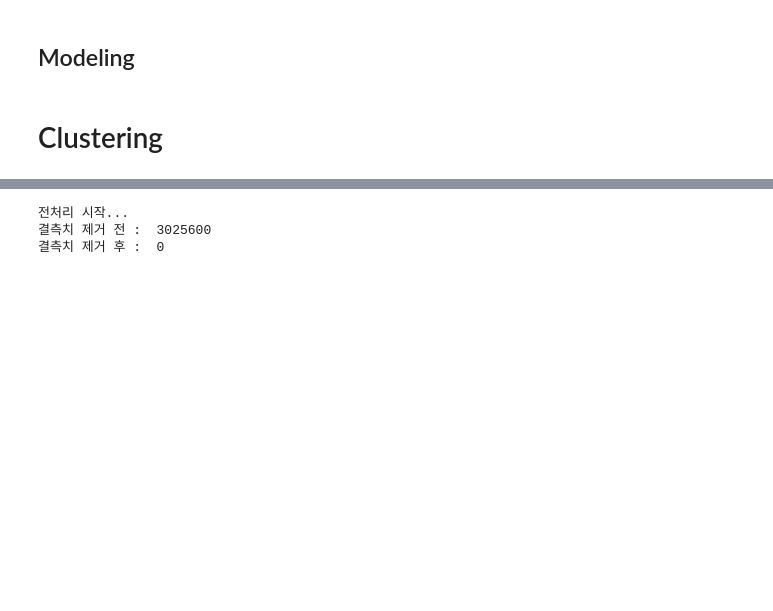
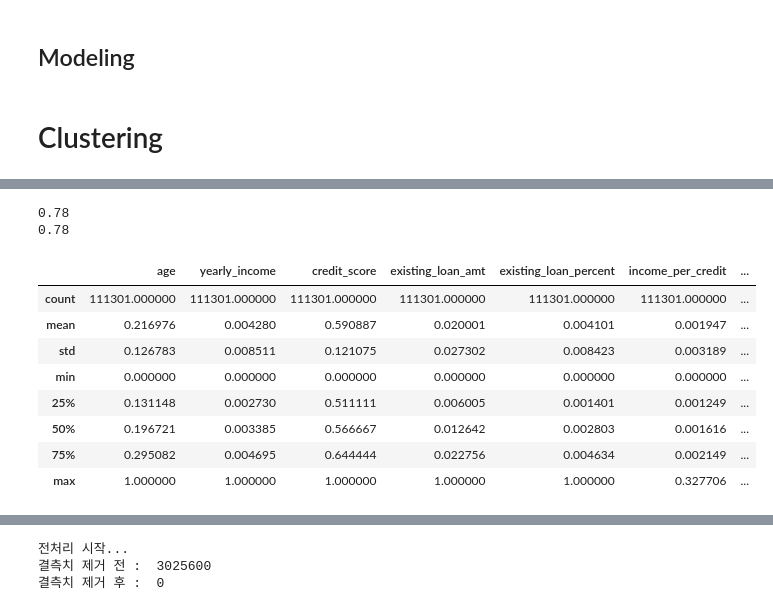
Before and after one commit to paragonyun/2022_bigcontest, a Jupyter notebook: main_test.ipynb, the cells around one changed output, grey strips where cells are left out. Cells and saved outputs as stored; diff of their text form; code cells hidden in the pictures; blank space fills up the shorter version.

```diff
--- a/main_test.ipynb
+++ b/main_test.ipynb
@@ -167,0 +248,11 @@ clus.run()
+# %%
+from sklearn.metrics import silhouette_score
+
+score_km = silhouette_score(mm_df, fin_df['KM'])
+score_gm = silhouette_score(mm_df, fin_df['GM'])
+
+print(f'{score_km:.2f}')
+print(f'{score_gm:.2f}')
+# %% [output]
+0.78
+0.78
@@ -167,0 +262,12 @@ clus.run()
+# %%
+clus_0.describe()
+# %% [output]
+|  | age | yearly_income | credit_score | existing_loan_amt | existing_loan_percent | income_per_credit | ... |
+| count | 111301.000000 | 111301.000000 | 111301.000000 | 111301.000000 | 111301.000000 | 111301.000000 | ... |
+| mean | 0.216976 | 0.004280 | 0.590887 | 0.020001 | 0.004101 | 0.001947 | ... |
+| std | 0.126783 | 0.008511 | 0.121075 | 0.027302 | 0.008423 | 0.003189 | ... |
+| min | 0.000000 | 0.000000 | 0.000000 | 0.000000 | 0.000000 | 0.000000 | ... |
+| 25% | 0.131148 | 0.002730 | 0.511111 | 0.006005 | 0.001401 | 0.001249 | ... |
+| 50% | 0.196721 | 0.003385 | 0.566667 | 0.012642 | 0.002803 | 0.001616 | ... |
+| 75% | 0.295082 | 0.004695 | 0.644444 | 0.022756 | 0.004634 | 0.002149 | ... |
+| max | 1.000000 | 1.000000 | 1.000000 | 1.000000 | 1.000000 | 0.327706 | ... |
```
Also changed, not shown: parts of 13 cells of this notebook.
